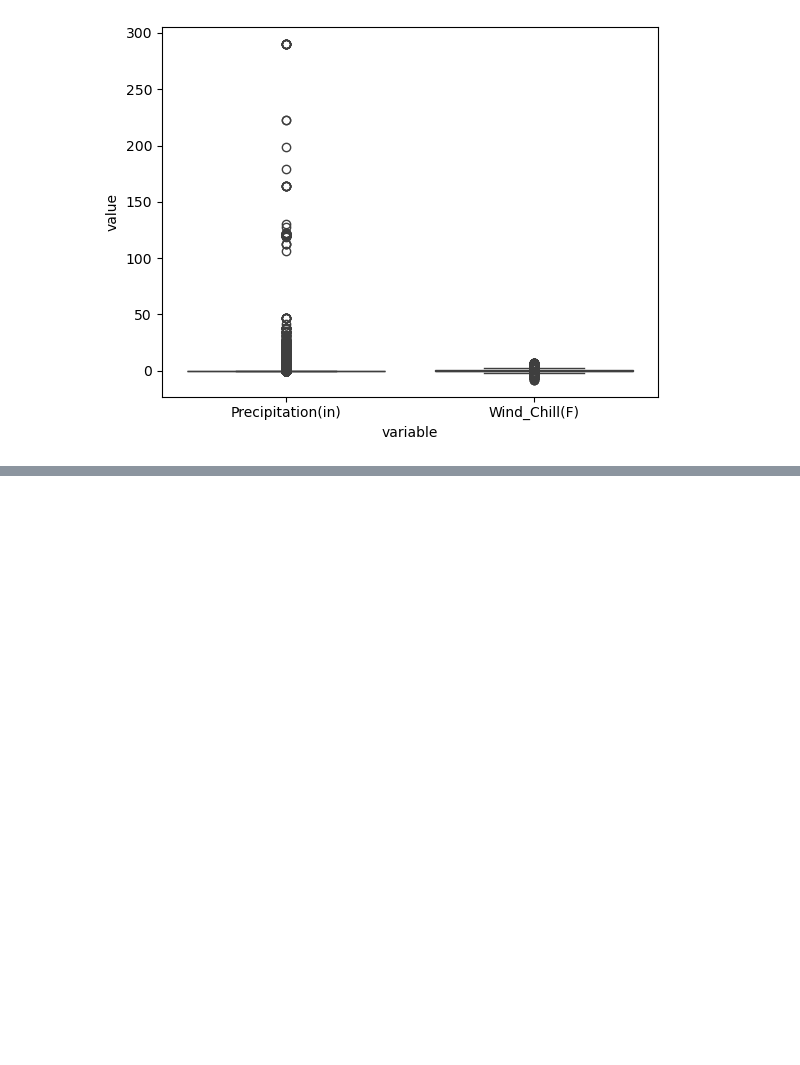
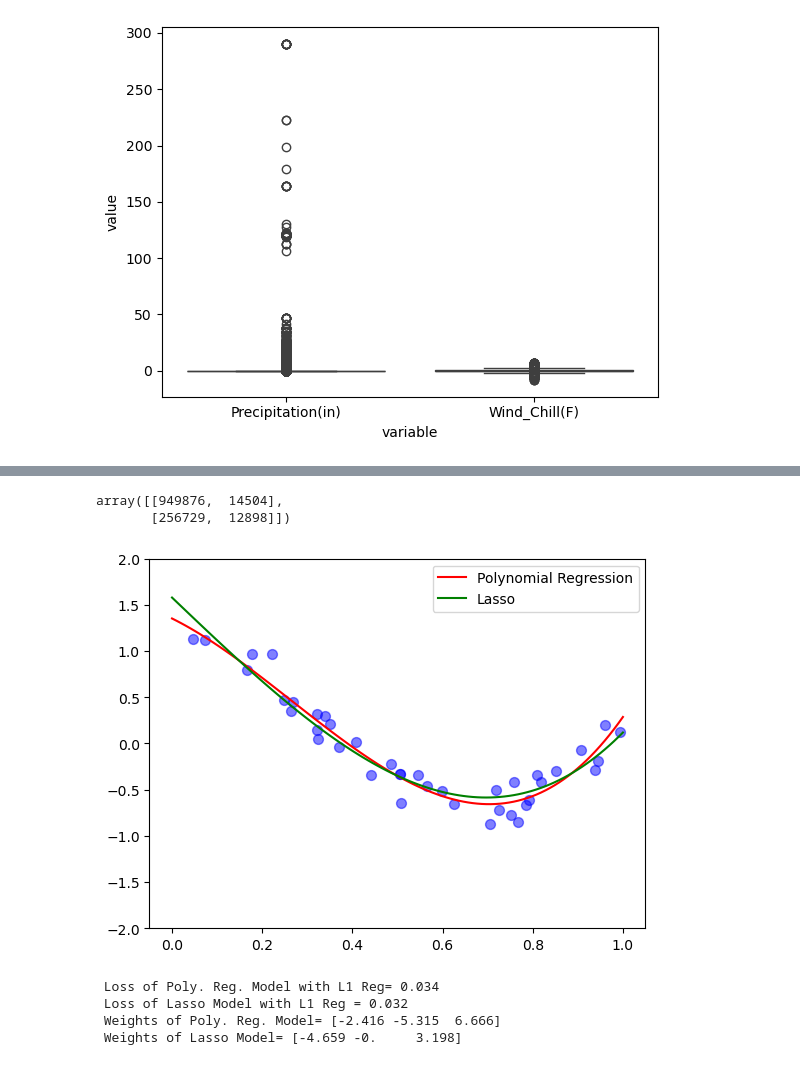
Before and after one commit to majomillanr/MAT_420, a Jupyter notebook: Preprocessing_us_constructions.ipynb, the cells around one changed output, grey strips where cells are left out. Drawn from its saved outputs; the diff is of its cells as text; code cells hidden in the pictures; blank space fills up the shorter version.

```diff
--- a/Preprocessing_us_constructions.ipynb
+++ b/Preprocessing_us_constructions.ipynb
@@ -178,0 +282,49 @@ ValueError: Input contains NaN
+# %%
+y_pred=clf.predict(X_test)
+confusion_matrix(y_test,y_pred)
+# %% [output]
+array([[949876,  14504],
+       [256729,  12898]])
+# %%
+n_samples=40
+Lambda=0.001
+
+X = np.random.rand(n_samples)
+y=np.cos(1.5 * np.pi * X)+0.5*np.random.rand(n_samples)
+X=X.reshape(-1,1)
+# %%
+polymodel = PolynomialFeatures(degree=3, include_bias=True)
+data=polymodel.fit_transform(X)
+model1=LinearRegression()
+model2=Lasso(alpha=Lambda)
+
+
+model1.fit(data,y)
+model2.fit(data,y)
+
+
+X_plot=np.linspace(0,1,100).reshape(-1,1)
+X_plot_poly=polymodel.transform(X_plot)
+fig=plt.figure()
+plt.scatter(X,y, c='b', s=50, alpha=.5)
+plt.plot(X_plot,model1.predict(X_plot_poly),'-r', label='Polynomial Regression')
+plt.plot(X_plot,model2.predict(X_plot_poly),'-g', label='Lasso')
+plt.legend()
+plt.ylim(-2,2)
+fig.show()
+# %% [output]
+[figure, added]
+# %%
+y_pred1=model1.predict(polymodel.transform(X))
+y_pred2=model2.predict(polymodel.transform(X))
+
+Loss1=((y_pred1-y)**2).mean() +  Lambda*(np.abs(model1.coef_)).sum()
+Loss2=((y_pred2-y)**2).mean() +  Lambda*(np.abs(model2.coef_)).sum()
+Loss1,Loss2
+print(f' Loss of Poly. Reg. Model with L1 Reg= {Loss1:.3f} \n Loss of Lasso Model with L1 Reg = {Loss2:.3f}')
+print(f' Weights of Poly. Reg. Model= {model1.coef_[1:]} \n Weights of Lasso Model= {model2.coef_[1:]}')
+# %% [output]
+ Loss of Poly. Reg. Model with L1 Reg= 0.034
+ Loss of Lasso Model with L1 Reg = 0.032
+ Weights of Poly. Reg. Model= [-2.416 -5.315  6.666]
+ Weights of Lasso Model= [-4.659 -0.     3.198]
```
Also changed, not shown: parts of 20 cells of this notebook.
